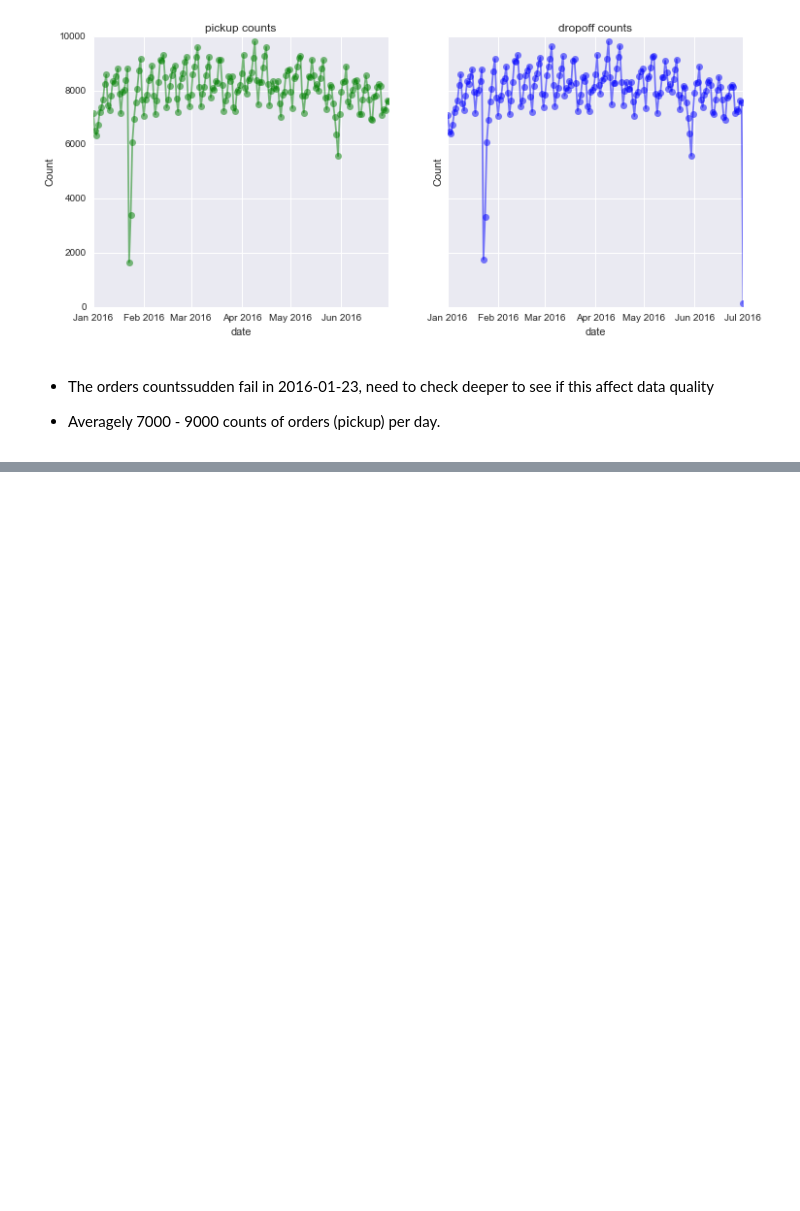
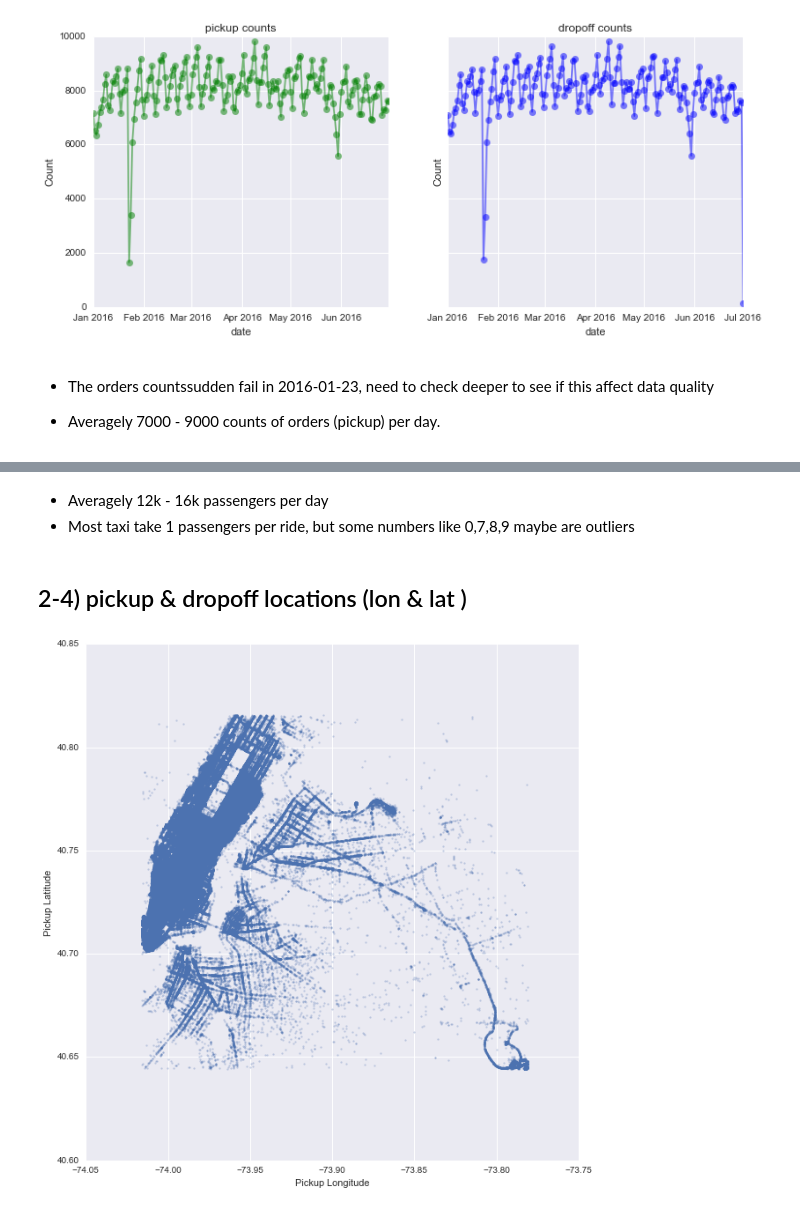
Before and after one commit to yennanliu/NYC_Taxi_Trip_Duration, a Jupyter notebook: notebook/NYC_Taxi_EDA_V1_Yen.ipynb, the cells around one changed output, grey strips where cells are left out. Saved outputs shown, nothing was run; the diff lists cells and outputs as text; code cells hidden in the pictures; blank space fills up the shorter version.

```diff
--- a/notebook/NYC_Taxi_EDA_V1_Yen.ipynb
+++ b/notebook/NYC_Taxi_EDA_V1_Yen.ipynb
@@ -149,0 +171,6 @@ plt.show()
+# %% [markdown]
+- Averagely 12k - 16k passengers per day
+- Most taxi take 1 passengers per ride, but some numbers like 0,7,8,9
+  maybe are outliers
+# %% [markdown]
+## 2-4) pickup  & dropoff locations (lon & lat )
@@ -149,0 +182,14 @@ plt.show()
+# %%
+# pickup
+sns.lmplot(x="pickup_longitude", y="pickup_latitude", fit_reg=False,
+           size=9, scatter_kws={'alpha':0.3,'s':5}, data=df_train_[(
+                 df_train_.pickup_longitude>df_train_.pickup_longitude.quantile(0.005))
+               &(df_train_.pickup_longitude<df_train_.pickup_longitude.quantile(0.995))
+               &(df_train_.pickup_latitude>df_train_.pickup_latitude.quantile(0.005))
+               &(df_train_.pickup_latitude<df_train_.pickup_latitude.quantile(0.995))])
+
+plt.xlabel('Pickup Longitude');
+plt.ylabel('Pickup Latitude');
+plt.show()
+# %% [output]
+[figure, added]
```
Also changed, not shown: parts of 16 cells of this notebook, 1 other file.
